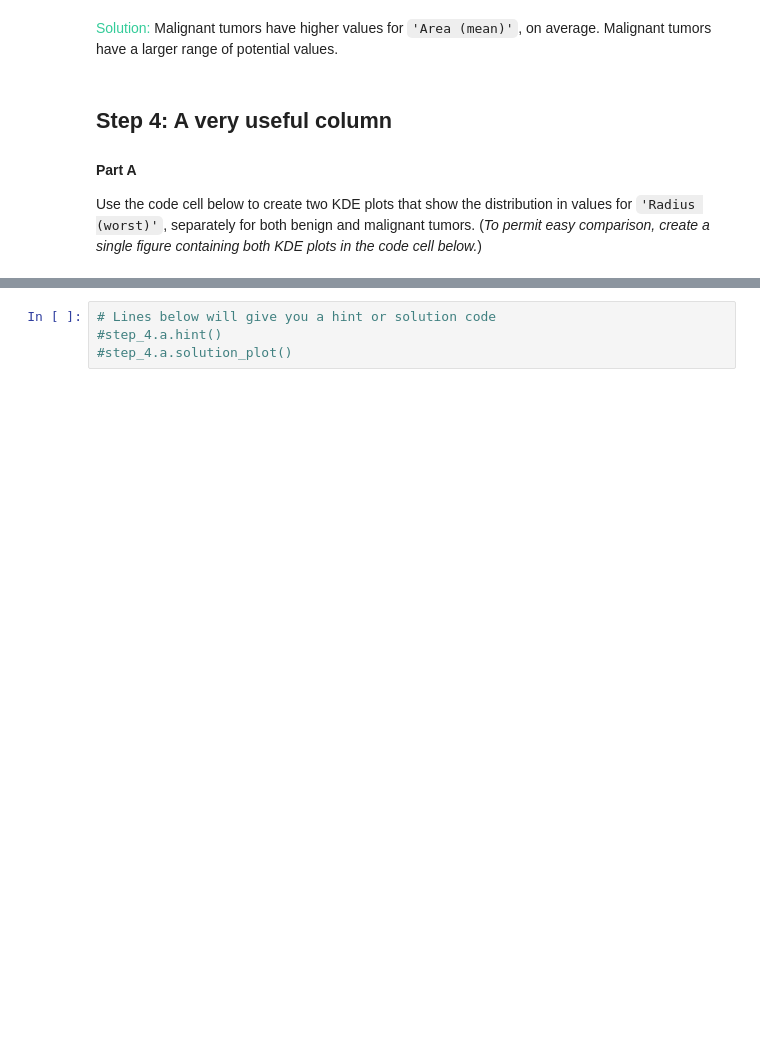
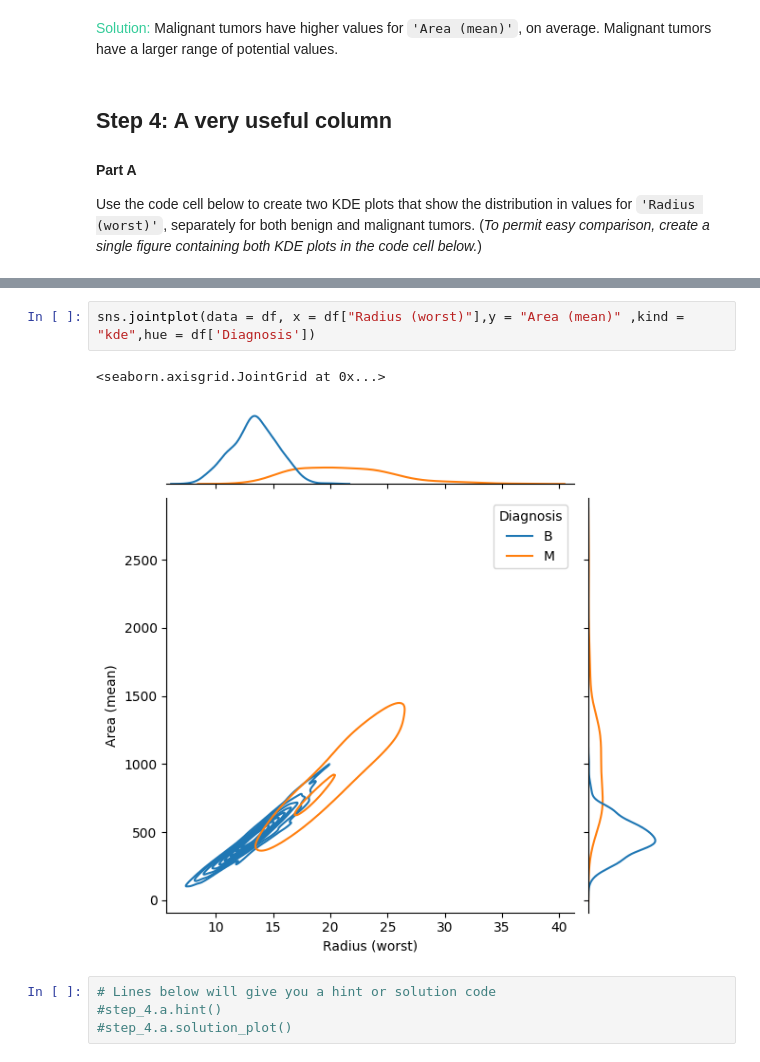
Before and after one commit to its-relative/Distributions-Kaggle, a Jupyter notebook: exercise-distributions.ipynb, the cells around one changed output, grey strips where cells are left out. Saved outputs shown, nothing was run; the diff lists cells and outputs as text; blank space fills up the shorter version.

```diff
--- a/exercise-distributions.ipynb
+++ b/exercise-distributions.ipynb
@@ -245,3 +254,8 @@ step_4.a.check()
+# %%
+sns.jointplot(data = df, x = df["Radius (worst)"],y = "Area (mean)" ,kind = "kde",hue = df['Diagnosis'])
+# %% [output]
+<seaborn.axisgrid.JointGrid at 0x...>
+[figure, added]
 # %%
 # Lines below will give you a hint or solution code
 #step_4.a.hint()
```
Also changed, not shown: parts of 3 cells of this notebook.
